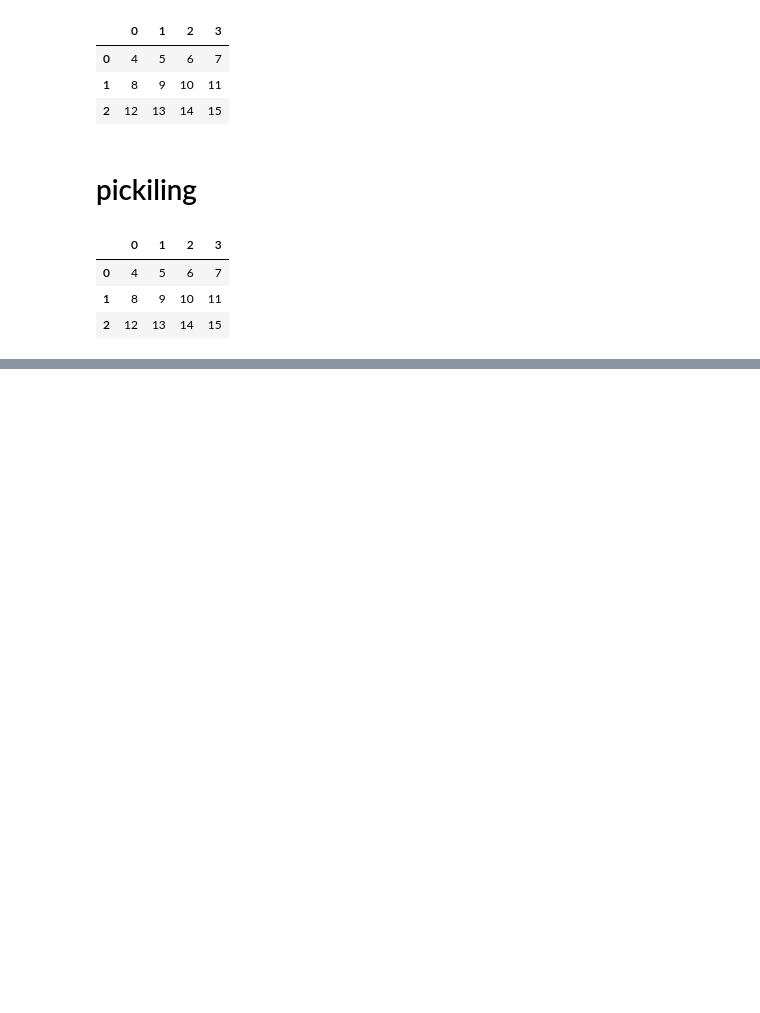
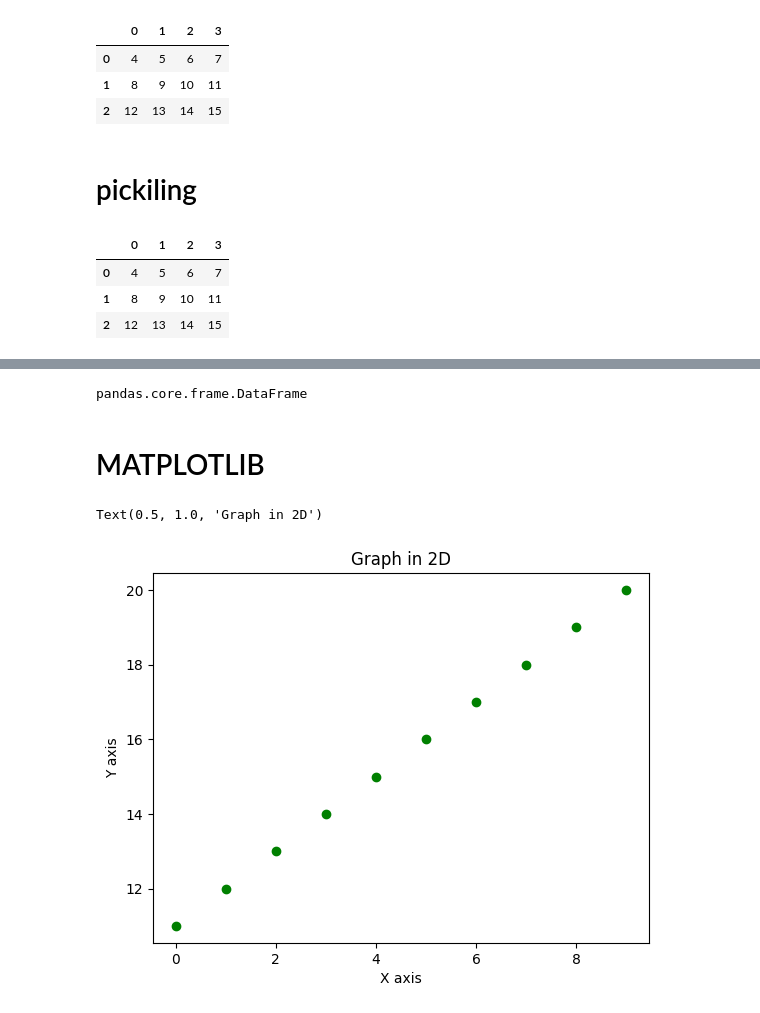
Before and after one commit to SUDHAN1022/Python-for-data-science, a Jupyter notebook: python_series.ipynb, the cells around one changed output, grey strips where cells are left out. Cells and saved outputs as stored; diff of their text form; code cells hidden in the pictures; blank space fills up the shorter version.

```diff
--- a/python_series.ipynb
+++ b/python_series.ipynb
@@ -515,0 +535,6 @@ df
+# %%
+pd.DataFrame
+# %% [output]
+pandas.core.frame.DataFrame
+# %% [markdown]
+# MATPLOTLIB
@@ -515,0 +546,11 @@ df
+# %%
+x=np.arange(0,10)
+y=np.arange(11,21)
+# %%
+plt.scatter(x,y,c='g')
+plt.xlabel("X axis")
+plt.ylabel("Y axis")
+plt.title("Graph in 2D")
+# %% [output]
+Text(0.5, 1.0, 'Graph in 2D')
+[figure, added]
```
Also changed, not shown: parts of 15 cells of this notebook.
